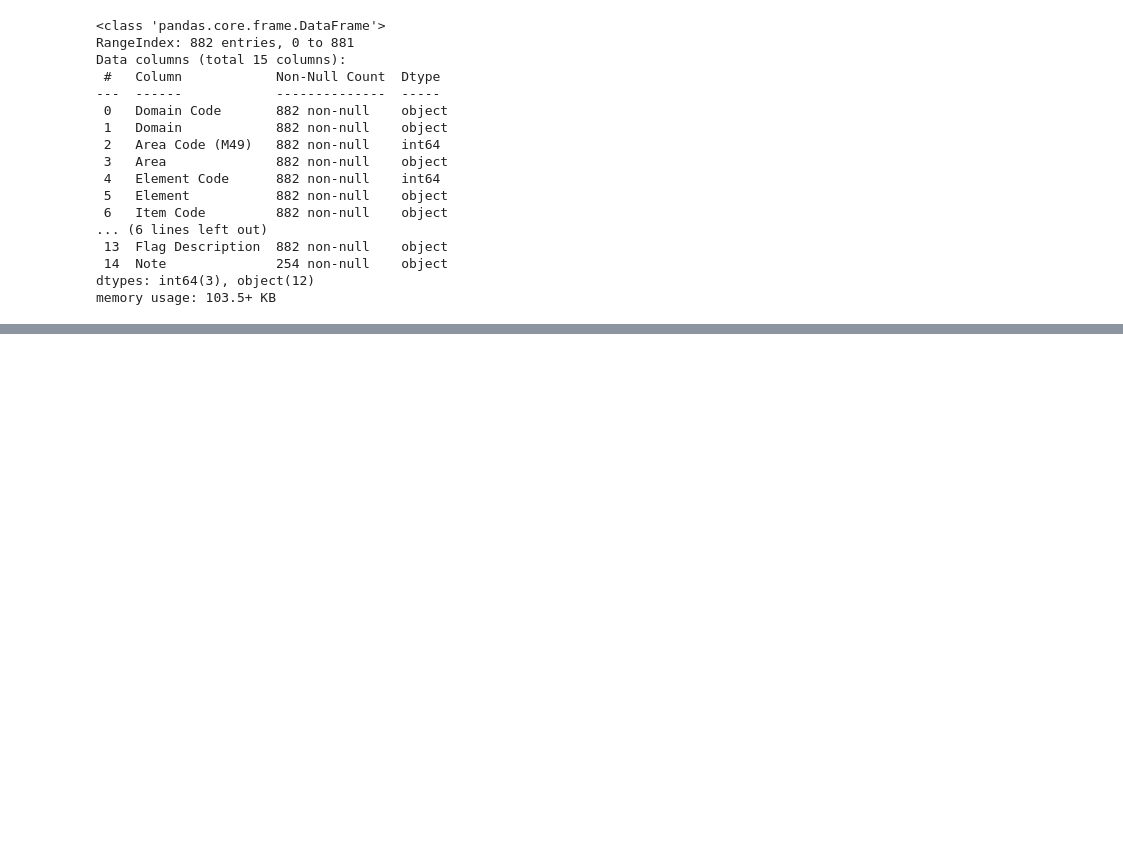
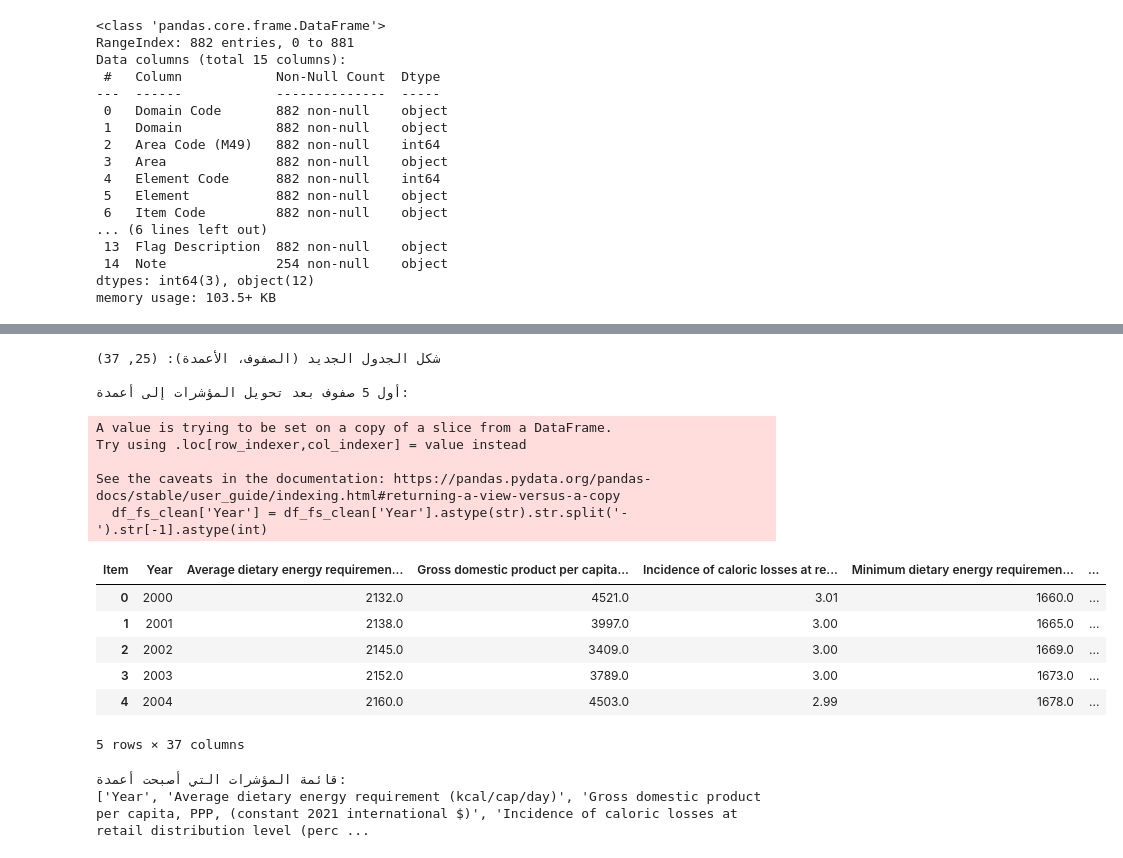
Before and after one commit to ahmadhlawa/palestine-food-security-analysis, a Jupyter notebook: notebooks/EDA1.ipynb, the cells around one changed output, grey strips where cells are left out. Cells and saved outputs as stored; diff of their text form; code cells hidden in the pictures; blank space fills up the shorter version.

```diff
--- a/notebooks/EDA1.ipynb
+++ b/notebooks/EDA1.ipynb
@@ -35,3 +37,14 @@ Data columns (total 15 columns):
  14  Note              254 non-null    object
 dtypes: int64(3), object(12)
 memory usage: 103.5+ KB
+# %%
+df_fs['Value'] = df_fs['Value'].astype(str).str.replace('<', '').str.replace('>', '').str.replace(',', '')
+df_fs['Value'] = pd.to_numeric(df_fs['Value'], errors='coerce')
+df_fs['Year'] = df_fs['Year'].astype(str)
+
+df_fs_clean = df_fs.dropna(subset=['Value'])
+
+
+print(df_fs_clean[['Year', 'Value']].isnull().sum())
+
+display(df_fs_clean[['Item', 'Year', 'Value']].head())
@@ -37,0 +61,31 @@ memory usage: 103.5+ KB
+# %%
+
+df_fs_clean['Year'] = df_fs_clean['Year'].astype(str).str.split('-').str[-1].astype(int)
+
+
+df_fs_pivot = df_fs_clean.pivot_table(index='Year', columns='Item', values='Value').reset_index()
+
+print("شكل الجدول الجديد (الصفوف، الأعمدة):", df_fs_pivot.shape)
+print("\nأول 5 صفوف بعد تحويل المؤشرات إلى أعمدة:")
+display(df_fs_pivot.head())
+
+print("\nقائمة المؤشرات التي أصبحت أعمدة:")
+print(df_fs_pivot.columns.tolist())
+# %% [output]
+شكل الجدول الجديد (الصفوف، الأعمدة): (25, 37)
+
+أول 5 صفوف بعد تحويل المؤشرات إلى أعمدة:
+A value is trying to be set on a copy of a slice from a DataFrame.
+Try using .loc[row_indexer,col_indexer] = value instead
+
+See the caveats in the documentation: https://pandas.pydata.org/pandas-docs/stable/user_guide/indexing.html#returning-a-view-versus-a-copy
+  df_fs_clean['Year'] = df_fs_clean['Year'].astype(str).str.split('-').str[-1].astype(int)
+| Item | Year | Average dietary energy requiremen... | Gross domestic product per capita... | Incidence of caloric losses at re... | Minimum dietary energy requiremen... | ... |
+| 0 | 2000 | 2132.0 | 4521.0 | 3.01 | 1660.0 | ... |
+| 1 | 2001 | 2138.0 | 3997.0 | 3.00 | 1665.0 | ... |
+| 2 | 2002 | 2145.0 | 3409.0 | 3.00 | 1669.0 | ... |
+| 3 | 2003 | 2152.0 | 3789.0 | 3.00 | 1673.0 | ... |
+| 4 | 2004 | 2160.0 | 4503.0 | 2.99 | 1678.0 | ... |
+5 rows × 37 columns
+قائمة المؤشرات التي أصبحت أعمدة:
+['Year', 'Average dietary energy requirement (kcal/cap/day)', 'Gross domestic product per capita, PPP, (constant 2021 international $)', 'Incidence of caloric losses at retail distribution level (perc ...
```
Also changed, not shown: parts of 2 cells of this notebook.
